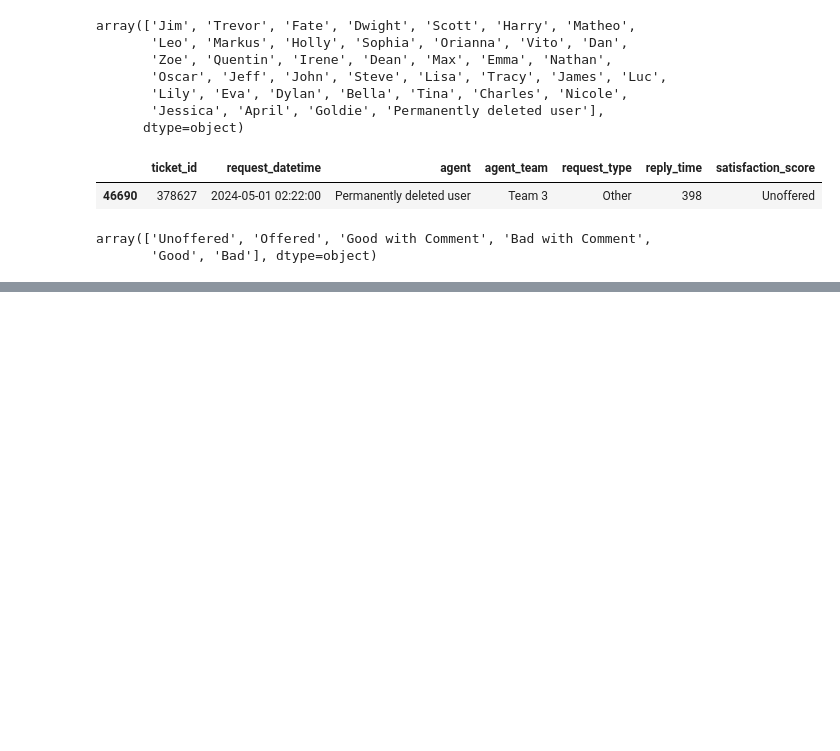
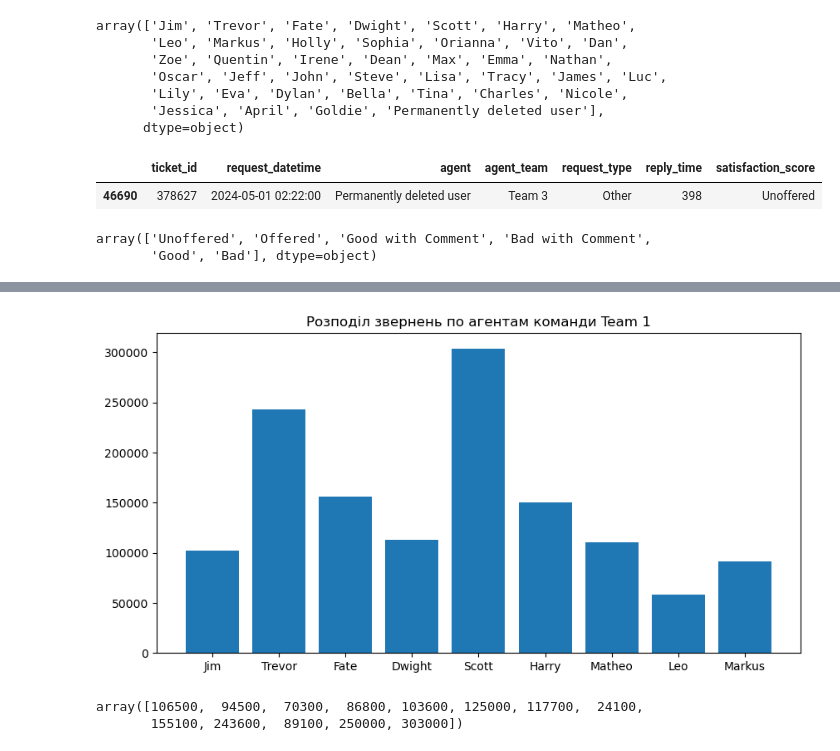
Before and after one commit to ItyTell/test_tasks, a Jupyter notebook: ORBIO/maim.ipynb, the cells around one changed output, grey strips where cells are left out. Saved outputs shown, nothing was run; the diff lists cells and outputs as text; code cells hidden in the pictures; blank space fills up the shorter version.

```diff
--- a/ORBIO/maim.ipynb
+++ b/ORBIO/maim.ipynb
@@ -137,0 +182,17 @@ plt.show()
+# %%
+fig = plt.figure(figsize = (10, 5))
+plt.bar(lebels, sizes)
+plt.title("Розподіл звернень по агентам команди Team 1")
+#plt.legend()
+plt.show()
+# %% [output]
+[figure, added]
+# %%
+sizes = np.array([df.query('agent== "{}"'.format(lebel)).shape[0] for lebel in df.query('agent_team== "{}"'.format('Team 2 '))["agent"].unique()])
+lebels = df.query('agent_team== "{}"'.format('Team 2 '))["agent"].unique()
+#sizes = sizes / sum(sizes)
+sizes = sizes * 100
+sizes
+# %% [output]
+array([106500,  94500,  70300,  86800, 103600, 125000, 117700,  24100,
+       155100, 243600,  89100, 250000, 303000])
```
Also changed, not shown: parts of 24 cells of this notebook.
